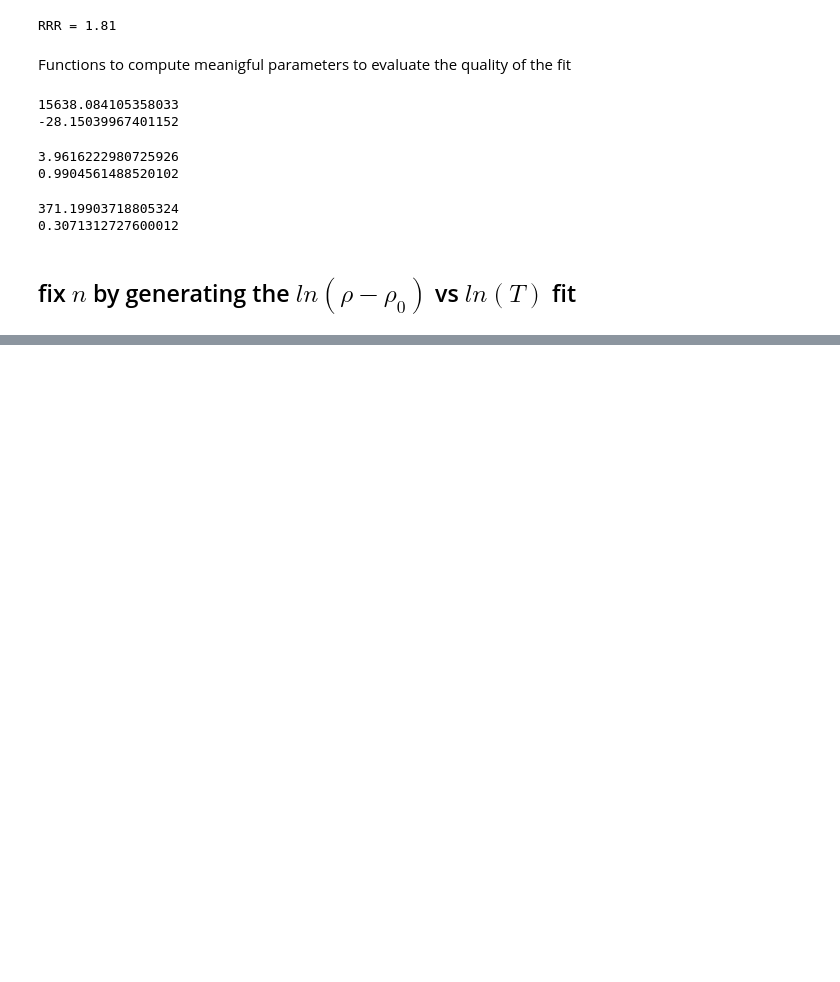
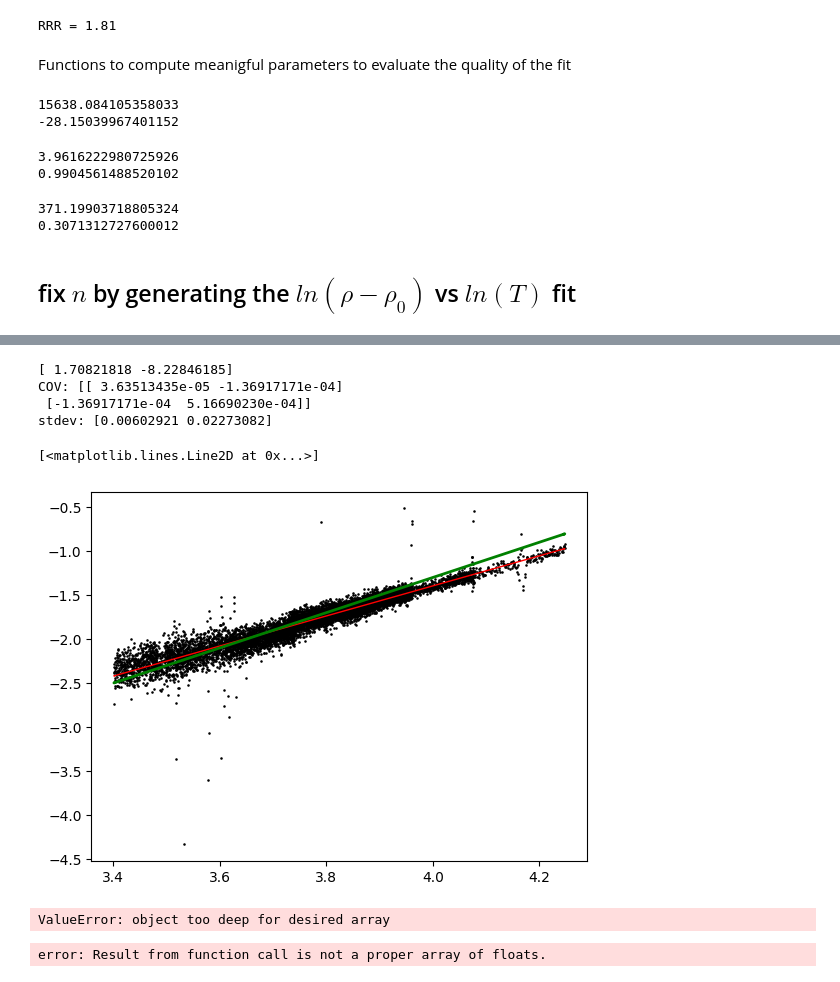
Before and after one commit to gamberoillecito/Nb-Characterization, a Jupyter notebook: R-vs-T/VdP.ipynb, the cells around one changed output, grey strips where cells are left out. Cells and saved outputs as stored; diff of their text form; code cells hidden in the pictures; blank space fills up the shorter version.

```diff
--- a/R-vs-T/VdP.ipynb
+++ b/R-vs-T/VdP.ipynb
@@ -1047,0 +1096,45 @@ plt.plot(sample_T,rr0)
+# %%
+coeff_log = np.polyfit(logT, logRR0, deg=1, cov = True)
+params, cov = coeff_log
+
+params = np.squeeze(params)
+cov = np.squeeze(cov)
+print(params)
+print('COV:',cov)
+print('stdev:', np.sqrt(np.diag(cov)))
+
+plt.scatter(logT, logRR0, s = .7, color='black', label="Rf plot")
+plt.plot(logT,np.poly1d(params)(logT), linewidth = 1, color = 'red')
+plt.plot(logT,np.poly1d([2,-9.3])(logT), linewidth = 2, color = 'green')
+# %% [output]
+[ 1.70821818 -8.22846185]
+COV: [[ 3.63513435e-05 -1.36917171e-04]
+ [-1.36917171e-04  5.16690230e-04]]
+stdev: [0.00602921 0.02273082]
+[<matplotlib.lines.Line2D at 0x...>]
+[figure, added]
+# %%
+from scipy.optimize import curve_fit
+
+# 1. Define the model function
+def func(T, a, b):
+    return b + a * T
+
+# 2. Perform the curve fit
+#    p0 provides initial guesses for a and b. These can help the optimizer
+#    find the best fit, especially for more complex functions.
+#    If not provided, curve_fit will use 1.0 for all parameters.
+popt, pcov = curve_fit(func, logT, logRR0, p0=[1, -2.60])
+
+# popt contains the optimal values for a and b
+a_fit = popt[0]
+b_fit = popt[1]
+
+print(f"Fitted parameters: a = {a_fit:.10f}, b = {b_fit:.10f}")
+
+# 3. Generate data for the fitted curve
+logT_fit = np.linspace(min(logT), max(logT), len(logT)) # More points for a smooth curve
+logRR0_fit = func(logT_fit, a_fit, b_fit)
+# %% [output]
+ValueError: object too deep for desired array
+error: Result from function call is not a proper array of floats.
```
Also changed, not shown: parts of 12 cells of this notebook.
